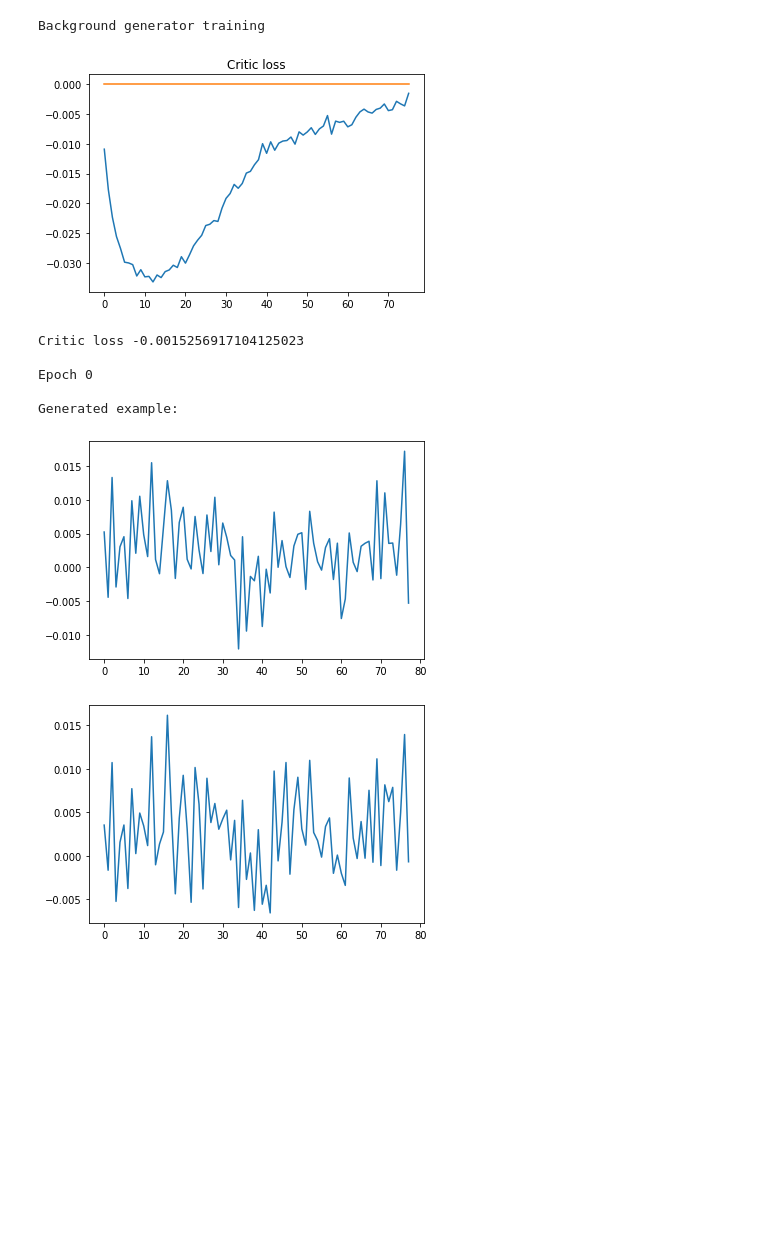
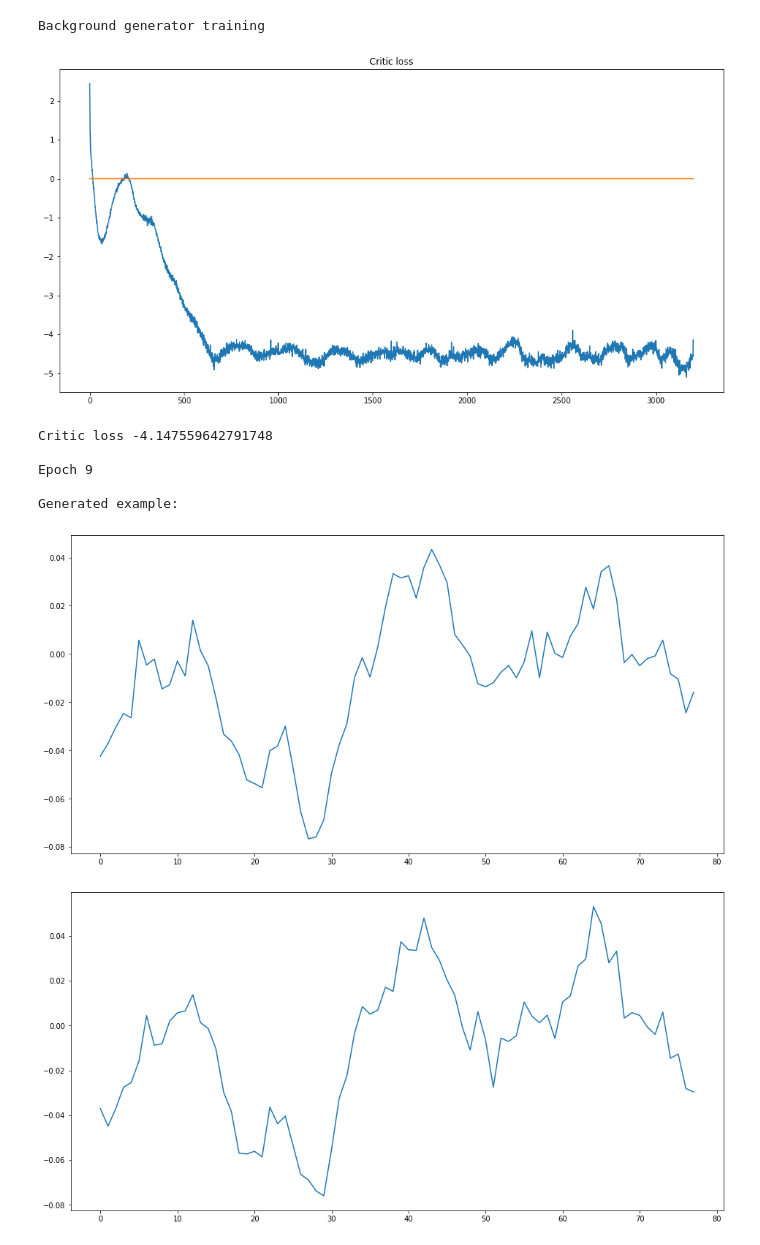
Before and after one commit to AlexDodon/sourceseparation_misc, a Jupyter notebook: time_series.ipynb, the cells around one changed output. Drawn from its saved outputs; the diff is of its cells as text; code cells hidden in the pictures; blank space fills up the shorter version.

```diff
--- a/time_series.ipynb
+++ b/time_series.ipynb
@@ -7,8 +7,8 @@
 # %%
 # generates preprocessed datasets for our models
 
-batchSize = 512
-noiseDim = 100
+batchSize = 64
+noiseDim = 200
 
 loader1, loader2, loader_mix_val, vallabel, loader_mix_test, testlabel = preprocessing.gen_loaders(
     noiseDim,
@@ -46,26 +46,26 @@ Generated example:
 # %%
 # declares and trains the gan for hash
 
 gen2 = gans.Generator(inputSize=noiseDim, hiddenSize=40, outputSize=80)
 critic2 = gans.Critic(inputSize=80, hiddenSize=40)
 print("Background generator training")
 
 gans.adversarial_trainer(
     train_loader = loader2,
     generator = gen2,
     critic = critic2,
     batchSize = batchSize,
     noiseDim = noiseDim,
-    epochs = 5,
-    printEpochs = 5
+    epochs = 10,
+    printEpochs = 10
 )
 # %% [output]
 Background generator training
-[figure, old version]
+[figure, new version]
-Critic loss -0.0015256917104125023
+Critic loss -4.147559642791748
 
-Epoch 0
+Epoch 9
 
 Generated example:
-[figure, old version]
+[figure, new version]
-[figure, old version]
+[figure, new version]
```
Also changed, not shown: parts of 5 cells of this notebook, 3 other files.
